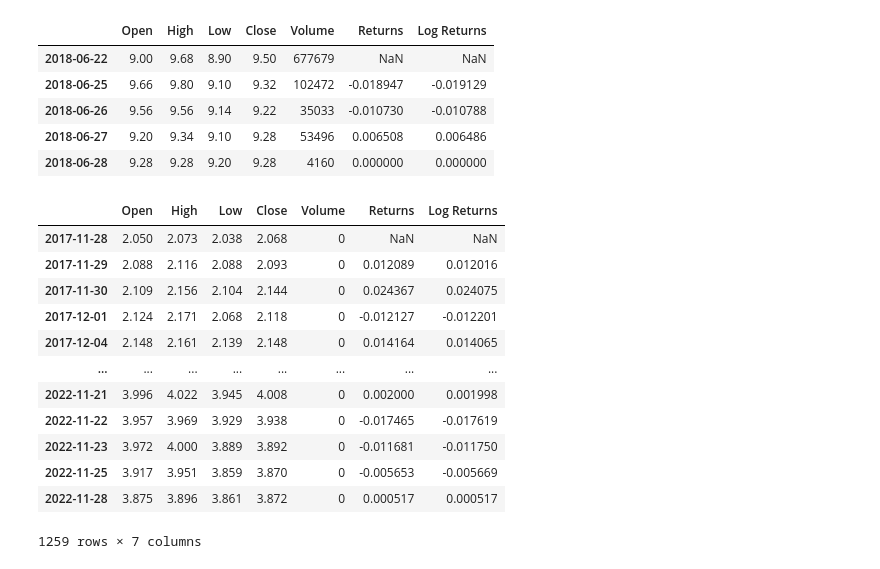
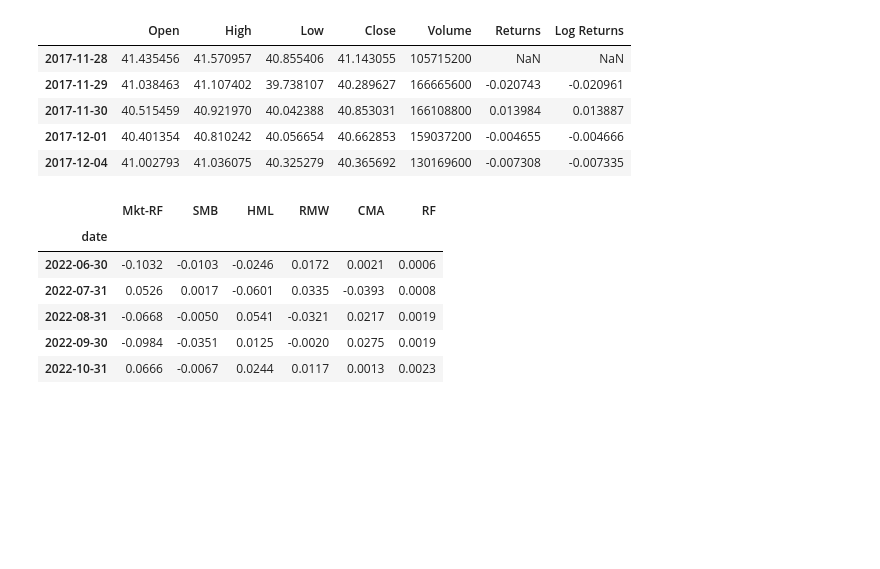
Before and after one commit to Wolvpak/ProjetFinance, a Jupyter notebook: indicators_historical_data.ipynb, the cells around one changed output. Cells and saved outputs as stored; diff of their text form; code cells hidden in the pictures; blank space fills up the shorter version.

Commit message:
fama french

```diff
--- a/indicators_historical_data.ipynb
+++ b/indicators_historical_data.ipynb
@@ -17,31 +17,48 @@ import itertools
 from tqdm import tqdm
 from sklearn.preprocessing import MinMaxScaler
 # %%
-euro_tickers = get_euronext_tickers()
-data = get_stock_data(euro_tickers[0])
+#euro_tickers = get_euronext_tickers()
+#https://github.com/Toshiyuki-Tega/Machine-Learning-for-Algorithmic-Trading-Second-Edition/blob/master/22_deep_reinforcement_learning
+data = get_stock_data("AAPL")
 data.head()
 # %% [output]
 |  | Open | High | Low | Close | Volume | Returns | Log Returns |
-| 2018-06-22 | 9.00 | 9.68 | 8.90 | 9.50 | 677679 | NaN | NaN |
-| 2018-06-25 | 9.66 | 9.80 | 9.10 | 9.32 | 102472 | -0.018947 | -0.019129 |
-| 2018-06-26 | 9.56 | 9.56 | 9.14 | 9.22 | 35033 | -0.010730 | -0.010788 |
-| 2018-06-27 | 9.20 | 9.34 | 9.10 | 9.28 | 53496 | 0.006508 | 0.006486 |
-| 2018-06-28 | 9.28 | 9.28 | 9.20 | 9.28 | 4160 | 0.000000 | 0.000000 |
+| 2017-11-28 | 41.435456 | 41.570957 | 40.855406 | 41.143055 | 105715200 | NaN | NaN |
+| 2017-11-29 | 41.038463 | 41.107402 | 39.738107 | 40.289627 | 166665600 | -0.020743 | -0.020961 |
+| 2017-11-30 | 40.515459 | 40.921970 | 40.042388 | 40.853031 | 166108800 | 0.013984 | 0.013887 |
+| 2017-12-01 | 40.401354 | 40.810242 | 40.056654 | 40.662853 | 159037200 | -0.004655 | -0.004666 |
+| 2017-12-04 | 41.002793 | 41.036075 | 40.325279 | 40.365692 | 130169600 | -0.007308 | -0.007335 |
 # %%
+import urllib.request
+import zipfile
+
+#ratios mensuels
+url = 'http://mba.tuck.dartmouth.edu/pages/faculty/ken.french/ftp/Europe_5_Factors_CSV.zip'
+
+#read data from url and remove spacing problem
+factors = pd.read_csv(url, skiprows=3).astype(str)
+factors.rename(columns = {factors.columns[0] : 'date'},inplace=True)
+
+for col in factors.columns :
+    factors[col] = factors[col].apply(lambda x : x.strip())
+
+#drop annual info at the end of file
+annual_factors_index_cut = factors[factors['date'] == 'Annual Factors: January-December'].index[0]
+factors.drop(factors.index[annual_factors_index_cut:], inplace=True)
+factors['date'] = pd.to_datetime(factors['date'], format = '%Y%m')
+factors.index  = factors['date'] + pd.offsets.MonthEnd()
+factors.drop(columns=['date'], inplace=True)
+factors = factors.astype(float)
+factors = factors/100
+factors.tail()
 # %% [output]
-|  | Open | High | Low | Close | Volume | Returns | Log Returns |
-| 2017-11-28 | 2.050 | 2.073 | 2.038 | 2.068 | 0 | NaN | NaN |
-| 2017-11-29 | 2.088 | 2.116 | 2.088 | 2.093 | 0 | 0.012089 | 0.012016 |
-| 2017-11-30 | 2.109 | 2.156 | 2.104 | 2.144 | 0 | 0.024367 | 0.024075 |
-| 2017-12-01 | 2.124 | 2.171 | 2.068 | 2.118 | 0 | -0.012127 | -0.012201 |
-| 2017-12-04 | 2.148 | 2.161 | 2.139 | 2.148 | 0 | 0.014164 | 0.014065 |
-| ... | ... | ... | ... | ... | ... | ... | ... |
-| 2022-11-21 | 3.996 | 4.022 | 3.945 | 4.008 | 0 | 0.002000 | 0.001998 |
-| 2022-11-22 | 3.957 | 3.969 | 3.929 | 3.938 | 0 | -0.017465 | -0.017619 |
-| 2022-11-23 | 3.972 | 4.000 | 3.889 | 3.892 | 0 | -0.011681 | -0.011750 |
-| 2022-11-25 | 3.917 | 3.951 | 3.859 | 3.870 | 0 | -0.005653 | -0.005669 |
-| 2022-11-28 | 3.875 | 3.896 | 3.861 | 3.872 | 0 | 0.000517 | 0.000517 |
+|  | Mkt-RF | SMB | HML | RMW | CMA | RF |
+| date |  |  |  |  |  |  |
+| 2022-06-30 | -0.1032 | -0.0103 | -0.0246 | 0.0172 | 0.0021 | 0.0006 |
+| 2022-07-31 | 0.0526 | 0.0017 | -0.0601 | 0.0335 | -0.0393 | 0.0008 |
+| 2022-08-31 | -0.0668 | -0.0050 | 0.0541 | -0.0321 | 0.0217 | 0.0019 |
+| 2022-09-30 | -0.0984 | -0.0351 | 0.0125 | -0.0020 | 0.0275 | 0.0019 |
+| 2022-10-31 | 0.0666 | -0.0067 | 0.0244 | 0.0117 | 0.0013 | 0.0023 |
-1259 rows × 7 columns
 # %%
 add_fin_ratios_and_commodities(data)
 # %% [output]
```
Also changed, not shown: parts of 4 cells of this notebook, 4 other files.
